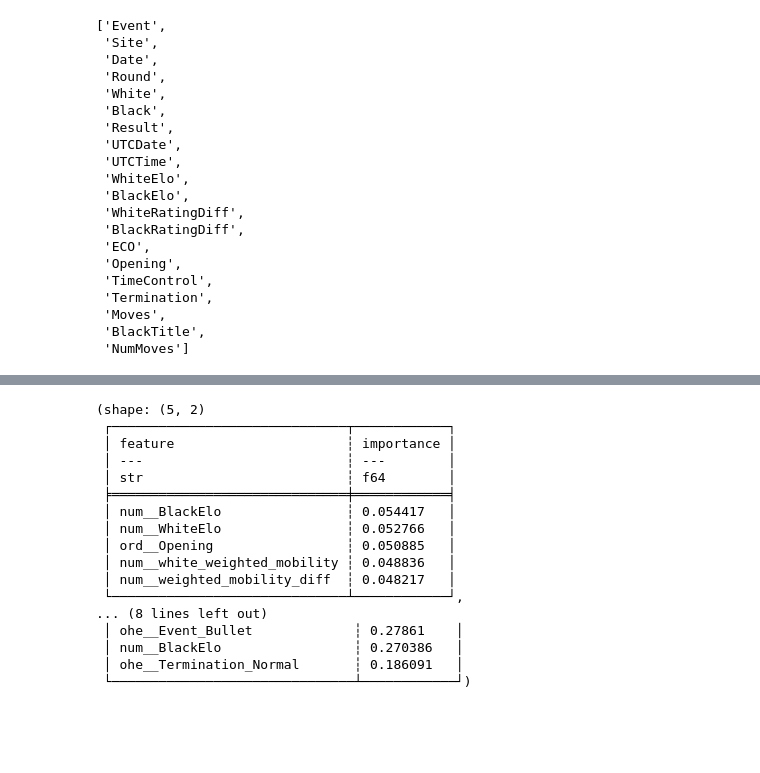
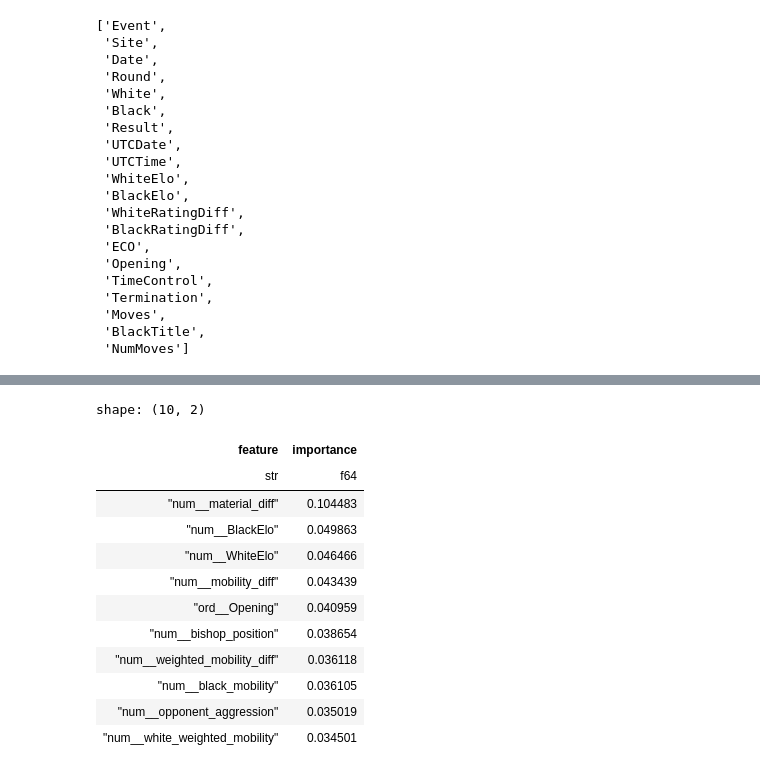
Before and after one commit to Gee1818/fastapi-production-template, a Jupyter notebook: src/app/playground/initial model.ipynb, the cells around one changed output, grey strips where cells are left out. Drawn from its saved outputs; the diff is of its cells as text; code cells hidden in the pictures; blank space fills up the shorter version.

```diff
--- a/src/app/playground/initial model.ipynb
+++ b/src/app/playground/initial model.ipynb
@@ -637,21 +810,7 @@ ohe_cols = ['Event','TimeControl', 'Termination']
 
 ordinal_cols = ['ECO','Opening']
 
-numeric_cols =[ 'WhiteElo', 'BlackElo', 'white_material','black_material',
-        'material_diff', 'white_pieces_attacked',
-        'white_attacked_value', 'black_pieces_attacked',
-        'black_attacked_value','attacked_diff',
-        'white_center_pieces', 'black_center_pieces',
-        'white_center_control', 'black_center_control',
-        'center_control_diff', 'white_extended_control',
-        'black_extended_control', 'extended_control_diff',
-        'white_can_castle_kingside', 'white_can_castle_queenside',
-        'black_can_castle_kingside', 'black_can_castle_queenside',
-        'white_has_castled', 'black_has_castled',
-        'white_castling_rights_count', 'black_castling_rights_count',
-        'white_mobility', 'black_mobility',
-        'mobility_diff', 'white_weighted_mobility',
-        'black_weighted_mobility', 'weighted_mobility_diff']
+numeric_cols = list(set(X.columns) - set(ohe_cols) - set(ordinal_cols))
 # %%
 preprecessing_pipeline = ColumnTransformer(transformers=[
     ('num', StandardScaler(), numeric_cols),
@@ -711,31 +862,27 @@ metrics_rf
 # %%
 # Get feature names after preprocessing
 feature_names = random_forest_model.named_steps['preprocessor'].get_feature_names_out()
 
 # Random Forest importances
 rf_importances = random_forest_model.named_steps['classifier'].feature_importances_
 df_rf_importances = pl.DataFrame({'feature': feature_names, 'importance': rf_importances}).sort('importance', descending=True)
 
 # Logistic Regression importances (absolute value of coefficients)
 log_coeffs = logistic_model.named_steps['classifier'].coef_[0]
 df_log_importances = pl.DataFrame({'feature': feature_names, 'importance': abs(log_coeffs)}).sort('importance', descending=True)
 
-df_rf_importances.head(), df_log_importances.head()
+df_rf_importances.head(10)
 # %% [output]
-(shape: (5, 2)
- ┌──────────────────────────────┬────────────┐
- │ feature                      ┆ importance │
- │ ---                          ┆ ---        │
- │ str                          ┆ f64        │
- ╞══════════════════════════════╪════════════╡
- │ num__BlackElo                ┆ 0.054417   │
- │ num__WhiteElo                ┆ 0.052766   │
- │ ord__Opening                 ┆ 0.050885   │
- │ num__white_weighted_mobility ┆ 0.048836   │
- │ num__weighted_mobility_diff  ┆ 0.048217   │
- └──────────────────────────────┴────────────┘,
-... (8 lines left out)
- │ ohe__Event_Bullet             ┆ 0.27861    │
- │ num__BlackElo                 ┆ 0.270386   │
- │ ohe__Termination_Normal       ┆ 0.186091   │
- └───────────────────────────────┴────────────┘)
+shape: (10, 2)
+| feature | importance |
+| str | f64 |
+| "num__material_diff" | 0.104483 |
+| "num__BlackElo" | 0.049863 |
+| "num__WhiteElo" | 0.046466 |
+| "num__mobility_diff" | 0.043439 |
+| "ord__Opening" | 0.040959 |
+| "num__bishop_position" | 0.038654 |
+| "num__weighted_mobility_diff" | 0.036118 |
+| "num__black_mobility" | 0.036105 |
+| "num__opponent_aggression" | 0.035019 |
+| "num__white_weighted_mobility" | 0.034501 |
```
Also changed, not shown: parts of 17 cells of this notebook.
